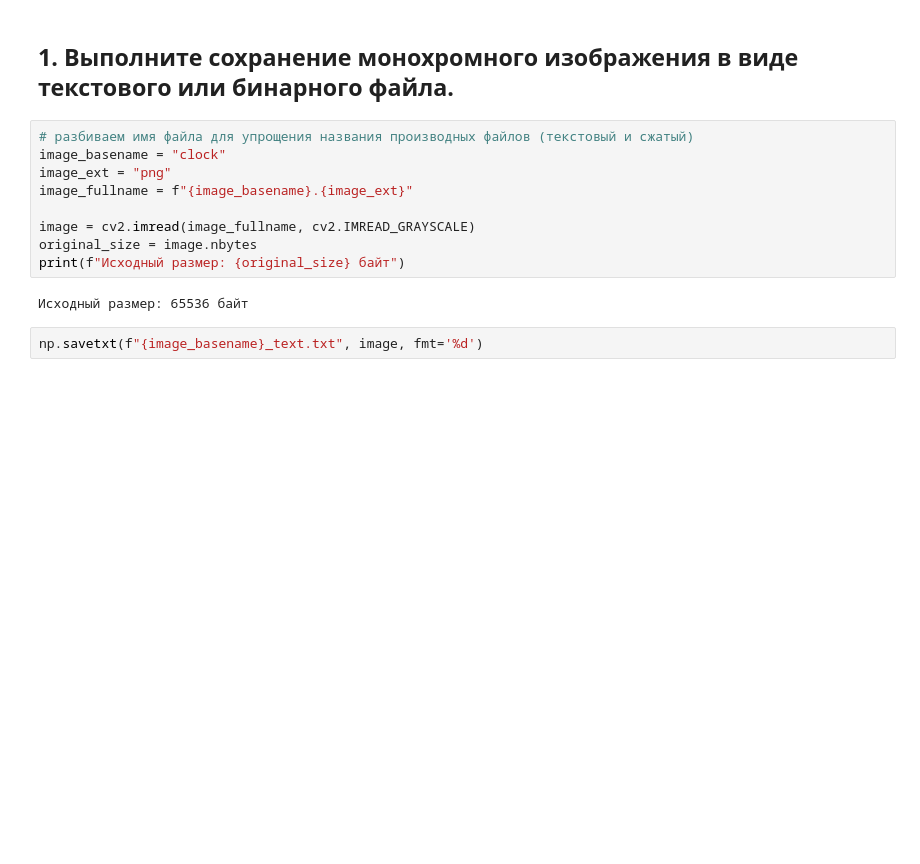
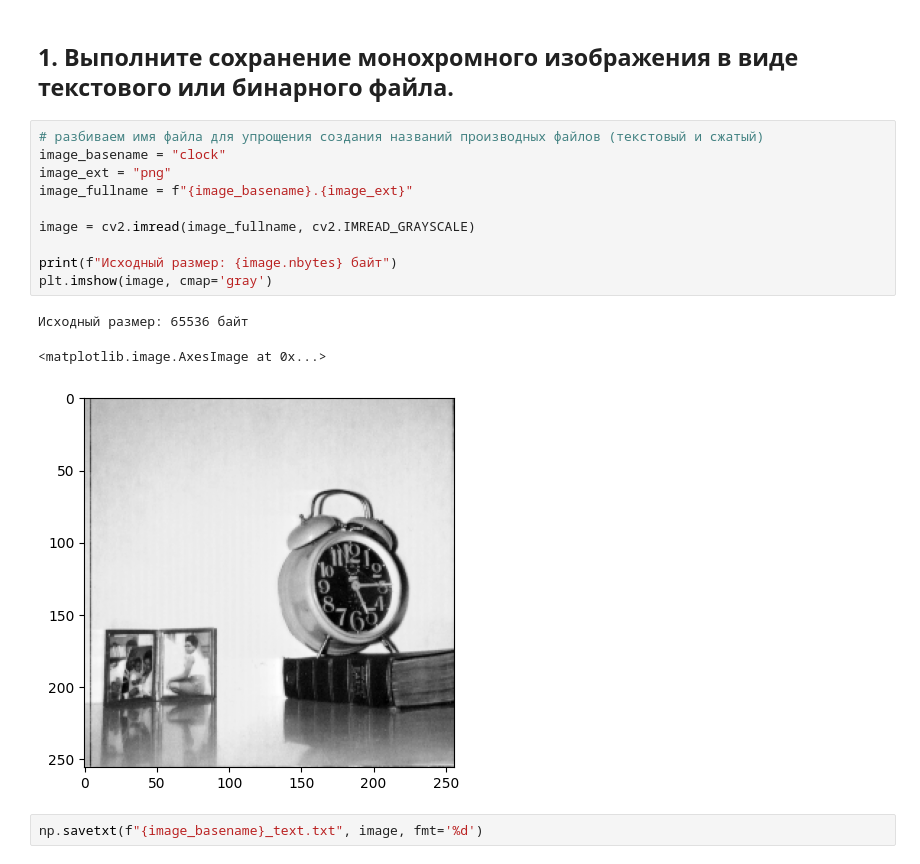
Before and after one commit to otherdelusions/IP_Practice, a Jupyter notebook: Practice_7-8/Practice_7-8.ipynb, the cells around one changed output. Drawn from its saved outputs; the diff is of its cells as text; blank space fills up the shorter version.

```diff
--- a/Practice_7-8/Practice_7-8.ipynb
+++ b/Practice_7-8/Practice_7-8.ipynb
@@ -5,16 +5,19 @@ from matplotlib import pyplot as plt
 # %% [markdown]
 ## 1. Выполните сохранение монохромного изображения в виде текстового или бинарного файла.
 # %%
-# разбиваем имя файла для упрощения названия производных файлов (текстовый и сжатый)
+# разбиваем имя файла для упрощения создания названий производных файлов (текстовый и сжатый)
 image_basename = "clock"
 image_ext = "png"
 image_fullname = f"{image_basename}.{image_ext}"
 
 image = cv2.imread(image_fullname, cv2.IMREAD_GRAYSCALE)
-original_size = image.nbytes
-print(f"Исходный размер: {original_size} байт")
+
+print(f"Исходный размер: {image.nbytes} байт")
+plt.imshow(image, cmap='gray')
 # %% [output]
 Исходный размер: 65536 байт
+<matplotlib.image.AxesImage at 0x...>
+[figure, added]
 # %%
 np.savetxt(f"{image_basename}_text.txt", image, fmt='%d')
 # %% [markdown]
```
Also changed, not shown: parts of 6 cells of this notebook.
